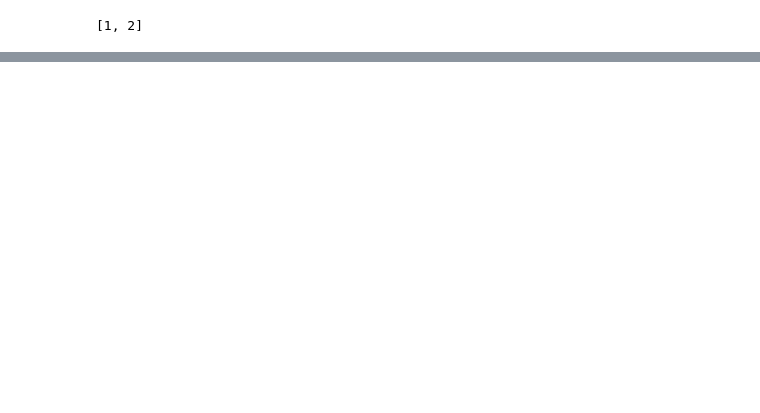
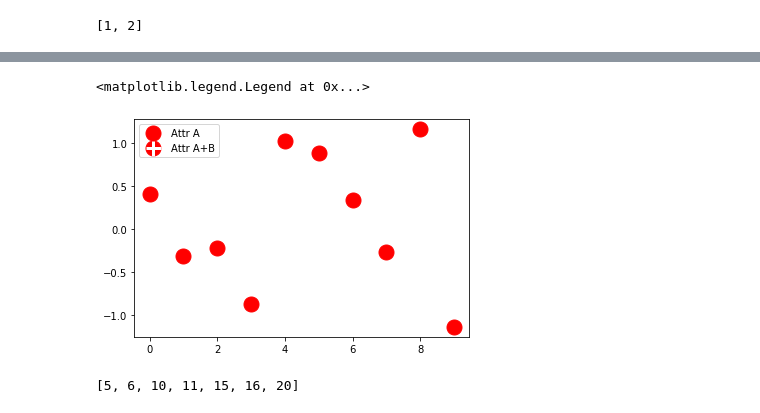
Before and after one commit to vvkrddy/Star-Hopping, a Jupyter notebook: data_stats.ipynb, the cells around one changed output, grey strips where cells are left out. Drawn from its saved outputs; the diff is of its cells as text; code cells hidden in the pictures; blank space fills up the shorter version.

```diff
--- a/data_stats.ipynb
+++ b/data_stats.ipynb
@@ -573,0 +703,20 @@ dist, ind
+# %%
+from numpy.random import randn
+
+
+red_dot, = plt.plot(z, "ro", markersize=15)
+# Put a white cross over some of the data.
+# white_cross, = plt.plot(z[:5], "w+", markeredgewidth=3, markersize=15)
+
+plt.legend([red_dot, (red_dot, white_cross)], ["Attr A", "Attr A+B"])
+# %% [output]
+<matplotlib.legend.Legend at 0x...>
+[figure, added]
+# %%
+from scipy import spatial
+x, y = np.mgrid[0:5, 0:5]
+points = np.c_[x.ravel(), y.ravel()]
+tree = spatial.KDTree(points)
+tree.query_ball_point([2.1, 0], 2)
+# %% [output]
+[5, 6, 10, 11, 15, 16, 20]
```
Also changed, not shown: parts of 65 cells of this notebook, 2 other files.
